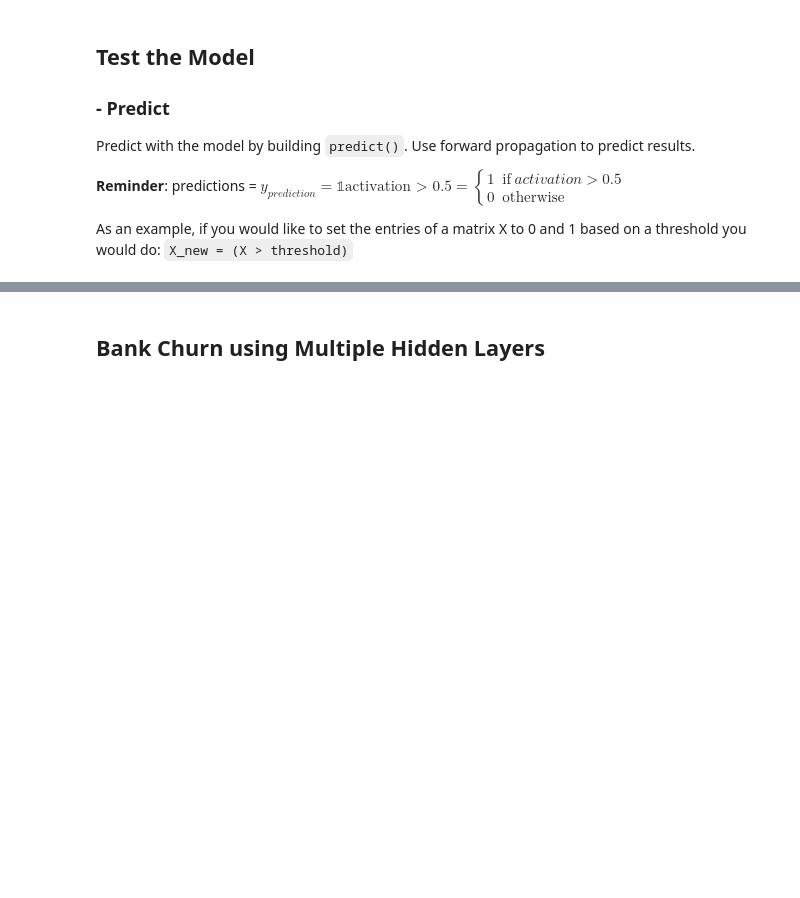
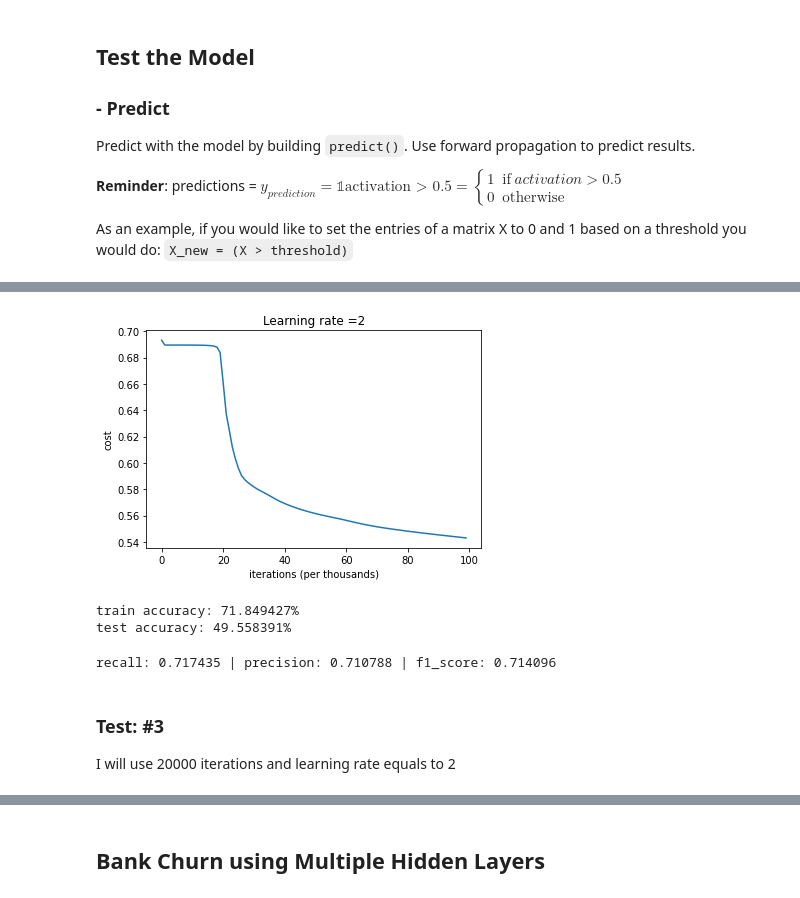
Before and after one commit to mexudi/CSC5351-Assignment, a Jupyter notebook: project_1/project_1.ipynb, the cells around one changed output, grey strips where cells are left out. Cells and saved outputs as stored; diff of their text form; code cells hidden in the pictures; blank space fills up the shorter version.

```diff
--- a/project_1/project_1.ipynb
+++ b/project_1/project_1.ipynb
@@ -1036,0 +1145,3 @@ train accuracy: 79.440000%
+# %%
+# Build a model with a n_h-dimensional hidden layer
+parameters, costs = nn_model(train_set_x, train_set_y, n_h = 20, num_iterations = 10000, print_cost=True,learning_rate=2)
@@ -1036,0 +1160,13 @@ train accuracy: 79.440000%
+# %%
+costs_plot(costs,2)
+# %% [output]
+[figure, added]
+# %%
+# Print accuracy
+predictions_train = predict(parameters, train_set_x)
+predictions_test = predict(parameters, test_set_x)
+print ('train accuracy: %f' % float((np.dot(train_set_y, predictions_train.T) + np.dot(1 - train_set_y, 1 - predictions_train.T)) / float(train_set_y.size) * 100) + '%')
+print ('test accuracy: %f' % float((np.dot(test_set_y, predictions_test.T) + np.dot(1 - test_set_y, 1 - predictions_test.T)) / float(test_set_y.size) * 100) + '%')
+# %% [output]
+train accuracy: 71.849427%
+test accuracy: 49.558391%
@@ -1036,0 +1179,7 @@ train accuracy: 79.440000%
+# %%
+evaluate(cm_1_2)
+# %% [output]
+recall: 0.717435 | precision: 0.710788 | f1_score: 0.714096
+# %% [markdown]
+### Test: #3
+I will use 20000 iterations and learning rate equals to 2
```
Also changed, not shown: parts of 92 cells of this notebook.
